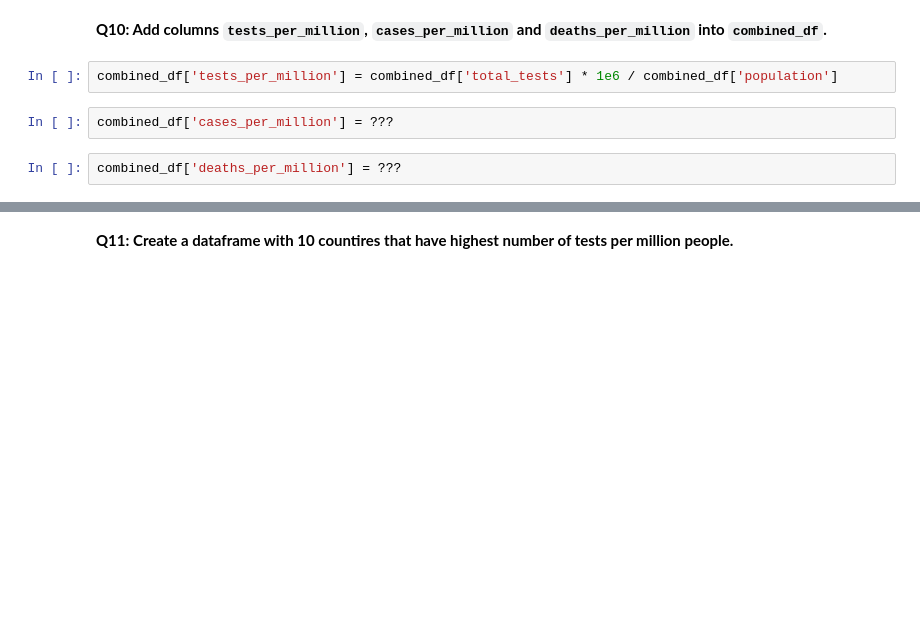
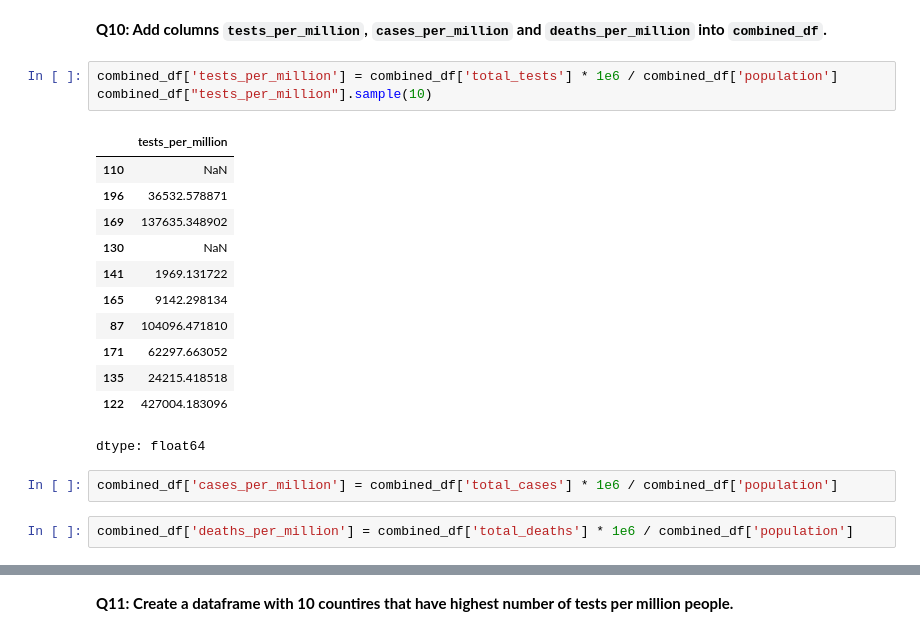
Before and after one commit to shakeelrifathcse/Data_analysis_pract_using_python, a Jupyter notebook: pandas_practice_assignment.ipynb, the cells around one changed output, grey strips where cells are left out. Drawn from its saved outputs; the diff is of its cells as text; blank space fills up the shorter version.

```diff
--- a/pandas_practice_assignment.ipynb
+++ b/pandas_practice_assignment.ipynb
@@ -415,9 +415,23 @@ combined_df.sample(10)
 **Q10: Add columns `tests_per_million`, `cases_per_million` and `deaths_per_million` into `combined_df`.**
 # %%
 combined_df['tests_per_million'] = combined_df['total_tests'] * 1e6 / combined_df['population']
+combined_df["tests_per_million"].sample(10)
+# %% [output]
+|  | tests_per_million |
+| 110 | NaN |
+| 196 | 36532.578871 |
+| 169 | 137635.348902 |
+| 130 | NaN |
+| 141 | 1969.131722 |
+| 165 | 9142.298134 |
+| 87 | 104096.471810 |
+| 171 | 62297.663052 |
+| 135 | 24215.418518 |
+| 122 | 427004.183096 |
+dtype: float64
-# %%
-combined_df['cases_per_million'] = ???
-# %%
-combined_df['deaths_per_million'] = ???
+# %%
+combined_df['cases_per_million'] = combined_df['total_cases'] * 1e6 / combined_df['population']
+# %%
+combined_df['deaths_per_million'] = combined_df['total_deaths'] * 1e6 / combined_df['population']
 # %%
 combined_df
```
Also changed, not shown: parts of 14 cells of this notebook.
